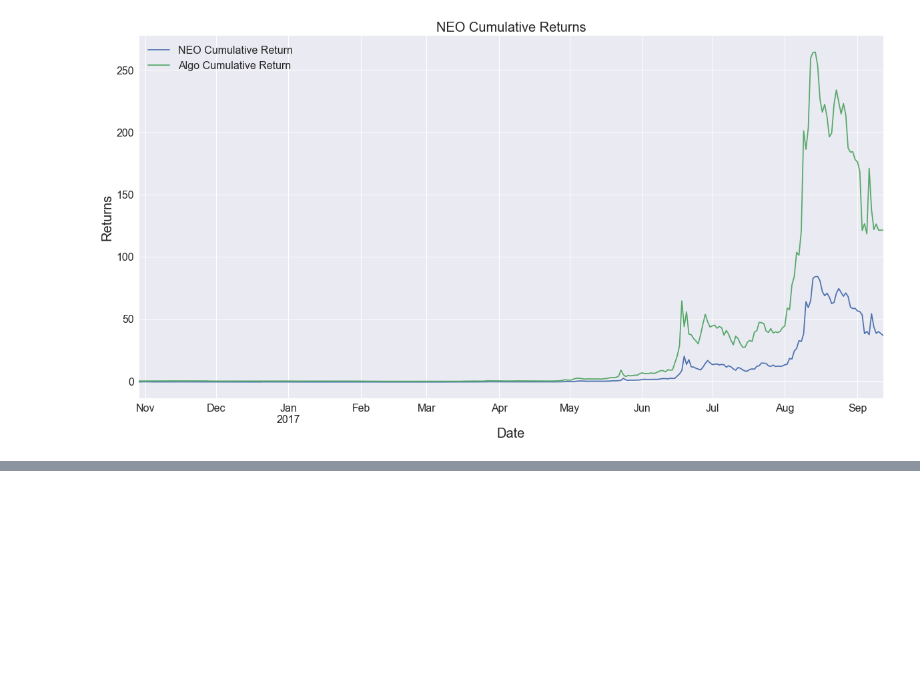
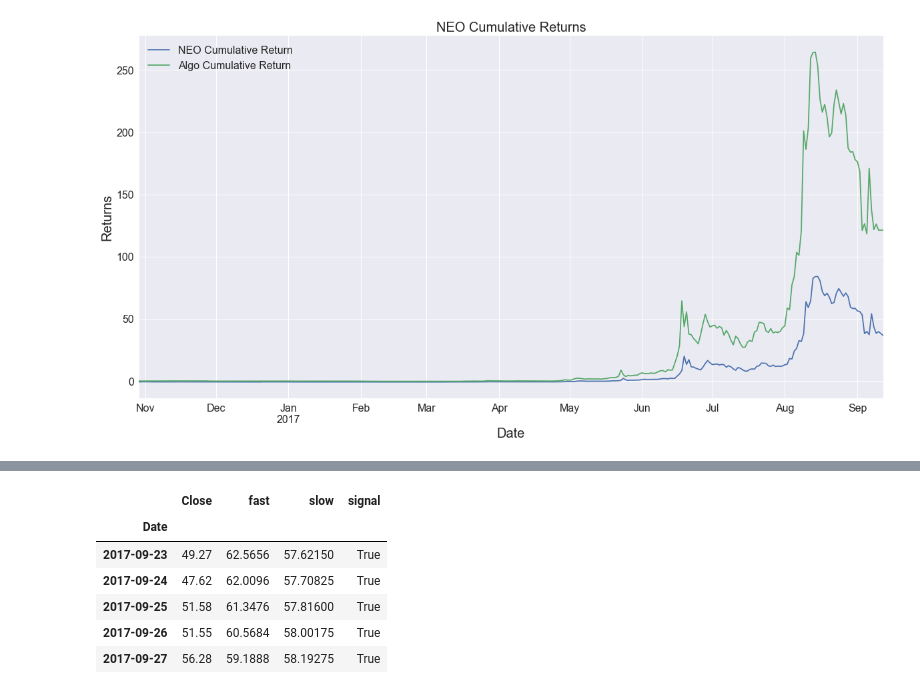
Before and after one commit to auto-d1dact/crypto_testing, a Jupyter notebook: crypto_sma.ipynb, the cells around one changed output, grey strips where cells are left out. Saved outputs shown, nothing was run; the diff lists cells and outputs as text; code cells hidden in the pictures; blank space fills up the shorter version.

```diff
--- a/crypto_sma.ipynb
+++ b/crypto_sma.ipynb
@@ -157,0 +211,10 @@ With optimal return: 12022.93%
+# %%
+crypto_ma_signal('LTC', 25, 40)
+# %% [output]
+|  | Close | fast | slow | signal |
+| Date |  |  |  |  |
+| 2017-09-23 | 49.27 | 62.5656 | 57.62150 | True |
+| 2017-09-24 | 47.62 | 62.0096 | 57.70825 | True |
+| 2017-09-25 | 51.58 | 61.3476 | 57.81600 | True |
+| 2017-09-26 | 51.55 | 60.5684 | 58.00175 | True |
+| 2017-09-27 | 56.28 | 59.1888 | 58.19275 | True |
```
Also changed, not shown: parts of 5 cells of this notebook, 1 other file.
